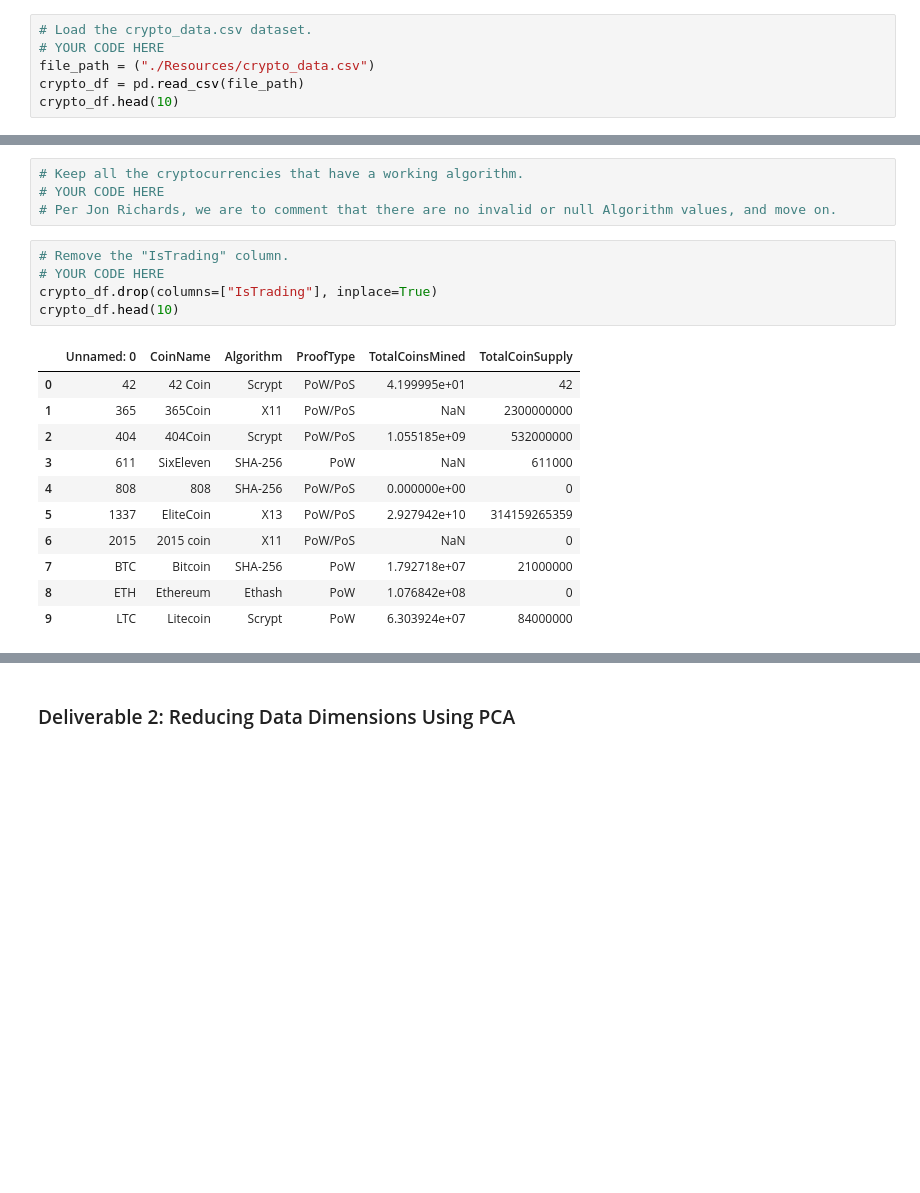
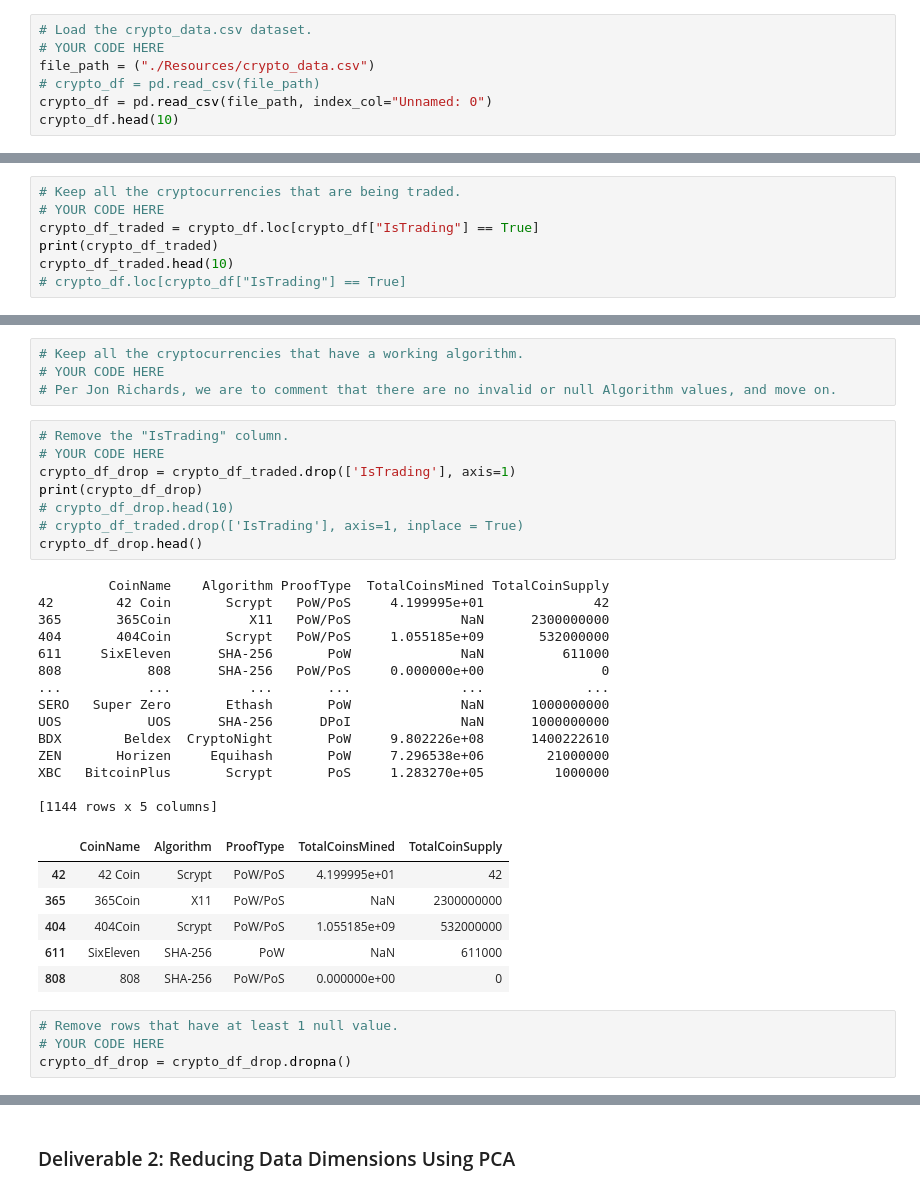
Before and after one commit to abtieku/Cryptocurrencies, a Jupyter notebook: crypto_clustering.ipynb, the cells around one changed output, grey strips where cells are left out. Cells and saved outputs as stored; diff of their text form; blank space fills up the shorter version.

```diff
--- a/crypto_clustering.ipynb
+++ b/crypto_clustering.ipynb
@@ -15,6 +15,7 @@ from sklearn.cluster import KMeans
 # Load the crypto_data.csv dataset.
 # YOUR CODE HERE
 file_path = ("./Resources/crypto_data.csv")
-crypto_df = pd.read_csv(file_path)
+# crypto_df = pd.read_csv(file_path)
+crypto_df = pd.read_csv(file_path, index_col="Unnamed: 0")
 crypto_df.head(10)
 # %% [output]
@@ -72,0 +33,7 @@ crypto_df.head(10)
+# %%
+# Keep all the cryptocurrencies that are being traded.
+# YOUR CODE HERE
+crypto_df_traded = crypto_df.loc[crypto_df["IsTrading"] == True]
+print(crypto_df_traded)
+crypto_df_traded.head(10)
+# crypto_df.loc[crypto_df["IsTrading"] == True]
@@ -77,18 +73,34 @@ crypto_df.head(10)
 # %%
 # Remove the "IsTrading" column.
 # YOUR CODE HERE
-crypto_df.drop(columns=["IsTrading"], inplace=True)
-crypto_df.head(10)
+crypto_df_drop = crypto_df_traded.drop(['IsTrading'], axis=1)
+print(crypto_df_drop)
+# crypto_df_drop.head(10)
+# crypto_df_traded.drop(['IsTrading'], axis=1, inplace = True)
+crypto_df_drop.head()
 # %% [output]
+         CoinName    Algorithm ProofType  TotalCoinsMined TotalCoinSupply
+42        42 Coin       Scrypt   PoW/PoS     4.199995e+01              42
+365       365Coin          X11   PoW/PoS              NaN      2300000000
+404       404Coin       Scrypt   PoW/PoS     1.055185e+09       532000000
+611     SixEleven      SHA-256       PoW              NaN          611000
+808           808      SHA-256   PoW/PoS     0.000000e+00               0
+...           ...          ...       ...              ...             ...
+SERO   Super Zero       Ethash       PoW              NaN      1000000000
+UOS           UOS      SHA-256      DPoI              NaN      1000000000
+BDX        Beldex  CryptoNight       PoW     9.802226e+08      1400222610
+ZEN       Horizen     Equihash       PoW     7.296538e+06        21000000
+XBC   BitcoinPlus       Scrypt       PoS     1.283270e+05         1000000
+
+[1144 rows x 5 columns]
-|  | Unnamed: 0 | CoinName | Algorithm | ProofType | TotalCoinsMined | TotalCoinSupply |
-| 0 | 42 | 42 Coin | Scrypt | PoW/PoS | 4.199995e+01 | 42 |
-| 1 | 365 | 365Coin | X11 | PoW/PoS | NaN | 2300000000 |
-| 2 | 404 | 404Coin | Scrypt | PoW/PoS | 1.055185e+09 | 532000000 |
-| 3 | 611 | SixEleven | SHA-256 | PoW | NaN | 611000 |
-| 4 | 808 | 808 | SHA-256 | PoW/PoS | 0.000000e+00 | 0 |
-| 5 | 1337 | EliteCoin | X13 | PoW/PoS | 2.927942e+10 | 314159265359 |
-| 6 | 2015 | 2015 coin | X11 | PoW/PoS | NaN | 0 |
-| 7 | BTC | Bitcoin | SHA-256 | PoW | 1.792718e+07 | 21000000 |
-| 8 | ETH | Ethereum | Ethash | PoW | 1.076842e+08 | 0 |
-| 9 | LTC | Litecoin | Scrypt | PoW | 6.303924e+07 | 84000000 |
+|  | CoinName | Algorithm | ProofType | TotalCoinsMined | TotalCoinSupply |
+| 42 | 42 Coin | Scrypt | PoW/PoS | 4.199995e+01 | 42 |
+| 365 | 365Coin | X11 | PoW/PoS | NaN | 2300000000 |
+| 404 | 404Coin | Scrypt | PoW/PoS | 1.055185e+09 | 532000000 |
+| 611 | SixEleven | SHA-256 | PoW | NaN | 611000 |
+| 808 | 808 | SHA-256 | PoW/PoS | 0.000000e+00 | 0 |
+# %%
+# Remove rows that have at least 1 null value.
+# YOUR CODE HERE
+crypto_df_drop = crypto_df_drop.dropna()
 # %%
```
Also changed, not shown: parts of 45 cells of this notebook.
